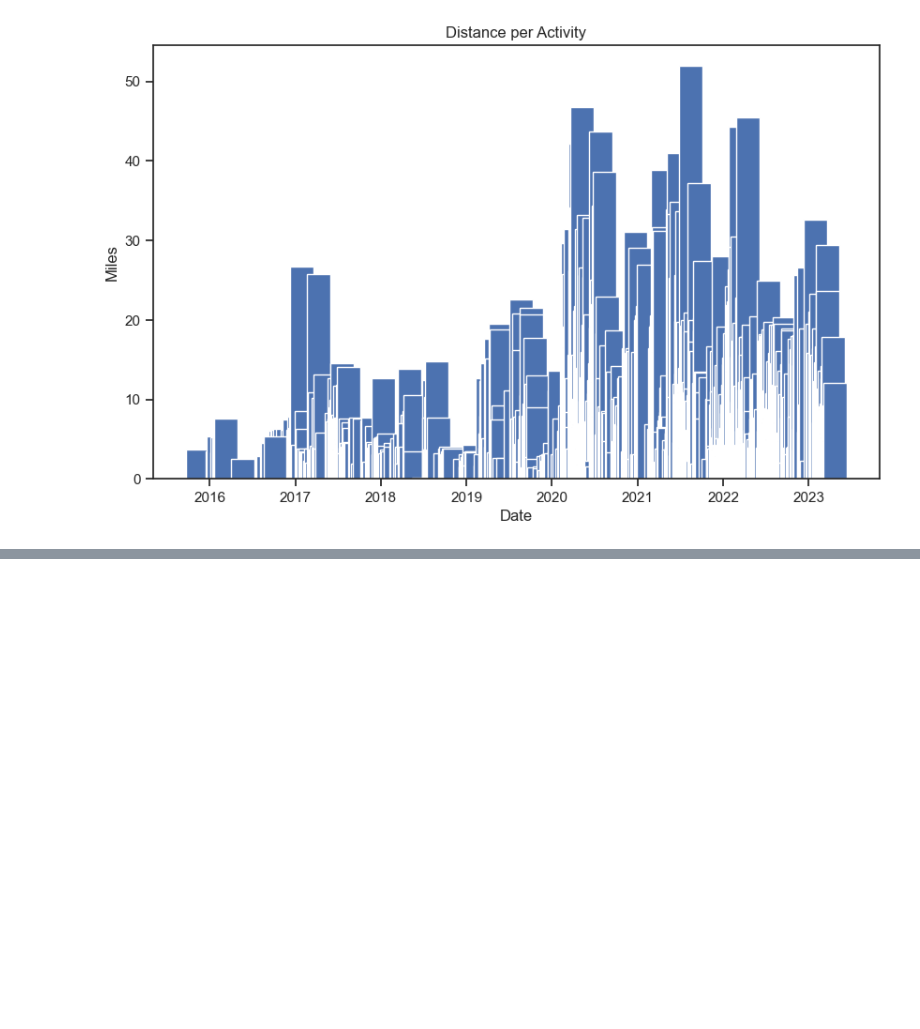
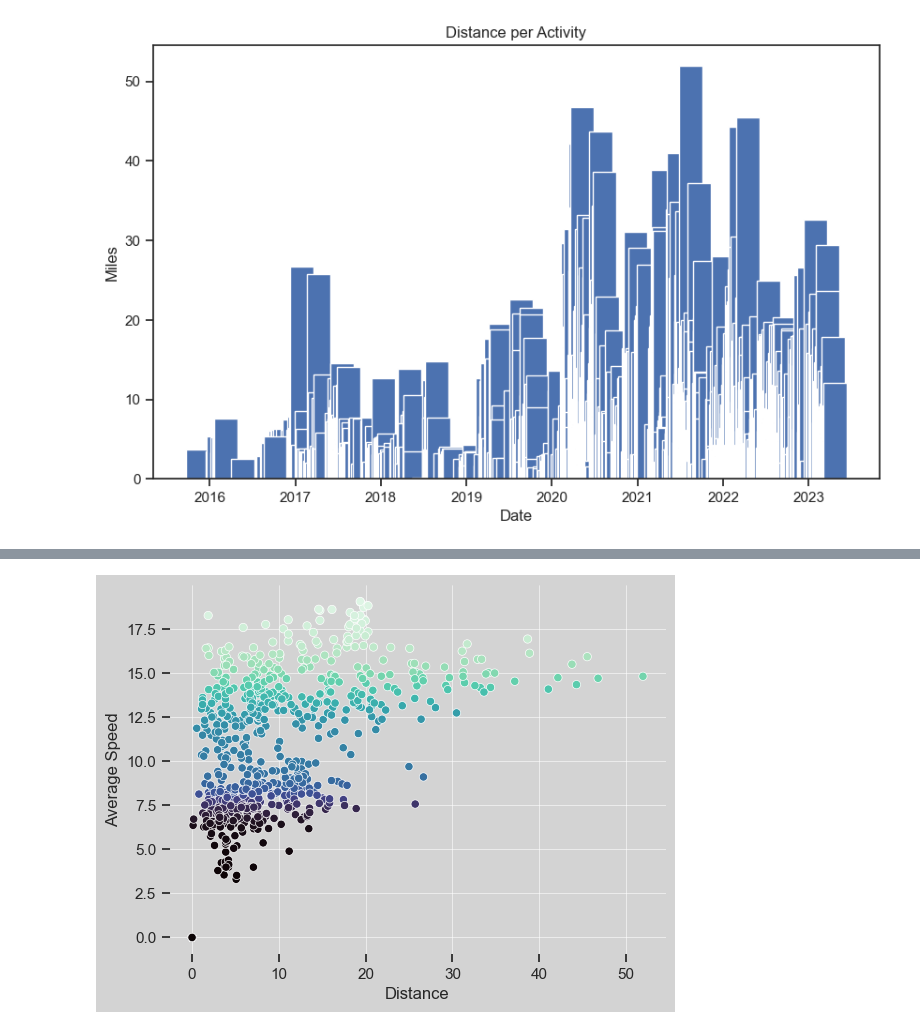
Before and after one commit to kelmo974/StravaMio, a Jupyter notebook: eda_strava.ipynb, the cells around one changed output, grey strips where cells are left out. Saved outputs shown, nothing was run; the diff lists cells and outputs as text; code cells hidden in the pictures; blank space fills up the shorter version.

```diff
--- a/eda_strava.ipynb
+++ b/eda_strava.ipynb
@@ -294,0 +374,45 @@ sns.pairplot(pair_df, hue="Activity Type", markers=['o','s','D','^','v' ])
+# %%
+# ---------------------------------testing scatter of speed vs distance --------------------------------------
+# ------------------------------------------------------------------------------------------------------------
+var_x=move_df['Distance']
+var_y=move_df['Average Speed']
+hue=pd.Categorical(move_df['Average Speed'])
+#define a max values
+max_value = move_df['Distance'].max()
+min_valies = move_df['Distance'].max()
+
+sns.scatterplot(x=var_x,y=var_y,hue=hue,palette='mako', markers='*',legend=False)
+
+#adding hover over
+# Create labels for each data point
+labels = [f"({x:.2f}, {y:.2f})" for x, y in zip(var_x, var_y)]
+
+# Create mplcursors cursor
+cursor = mplcursors.cursor(hover=True)
+
+# Connect labels to cursor
+cursor.connect("add", lambda sel: sel.annotation.set_text(labels[sel.target.index]))
+
+fig=plt.gcf()
+fig.patch.set_facecolor('lightgray')
+
+
+ax = plt.gca()
+ax.set_facecolor('lightgray')
+# Remove the spines (borders)
+ax.spines['top'].set_visible(False)
+ax.spines['bottom'].set_visible(False)
+ax.spines['left'].set_visible(False)
+ax.spines['right'].set_visible(False)
+
+# #add max vlues label to char
+# plt.text(var_x[move_df['Distance'] == max_value],
+#          var_y[move_df['Distance'] == max_value],
+#          f"Max Value: {max_value} mph",
+#          ha='left', va='bottom')
+
+
+# Enable gridlines
+ax.grid(True, color='white', linestyle='solid', linewidth=0.4)
+# %% [output]
+[figure, added]
```
Also changed, not shown: parts of 18 cells of this notebook.
